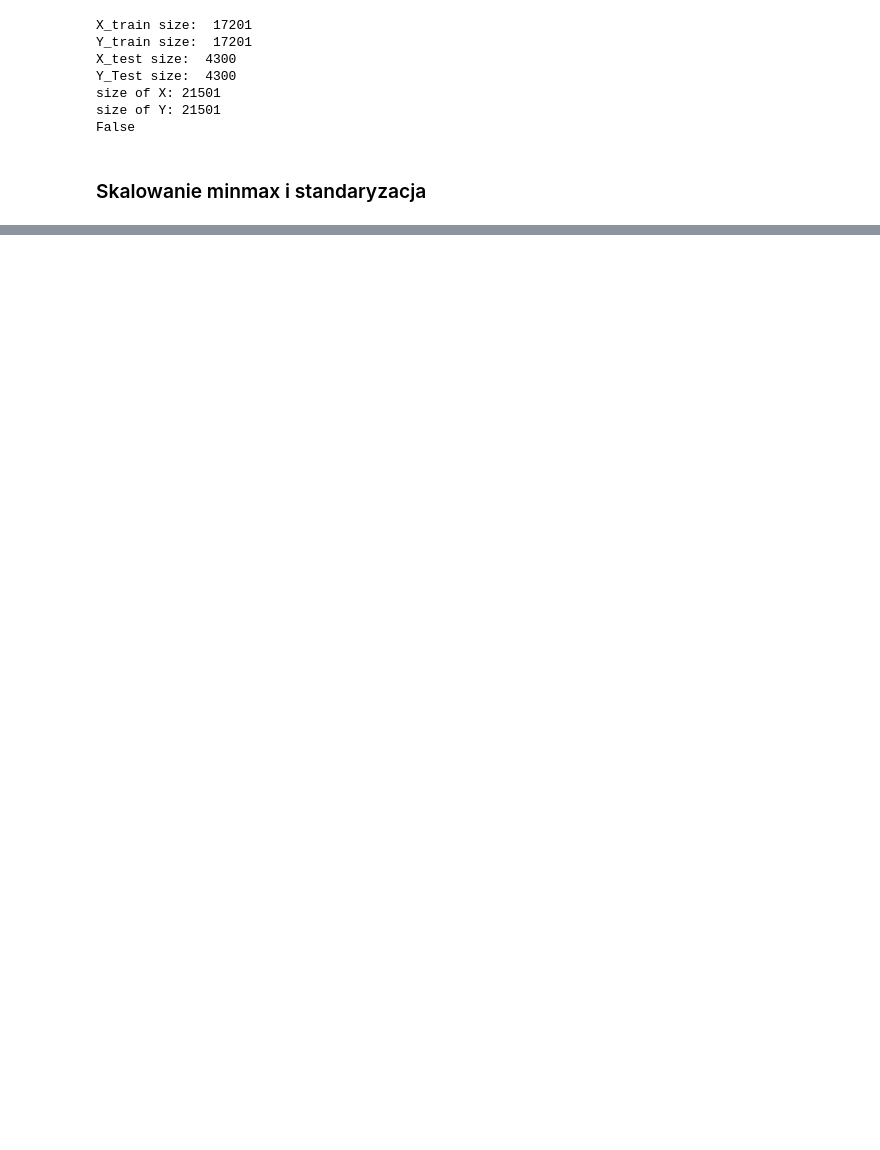
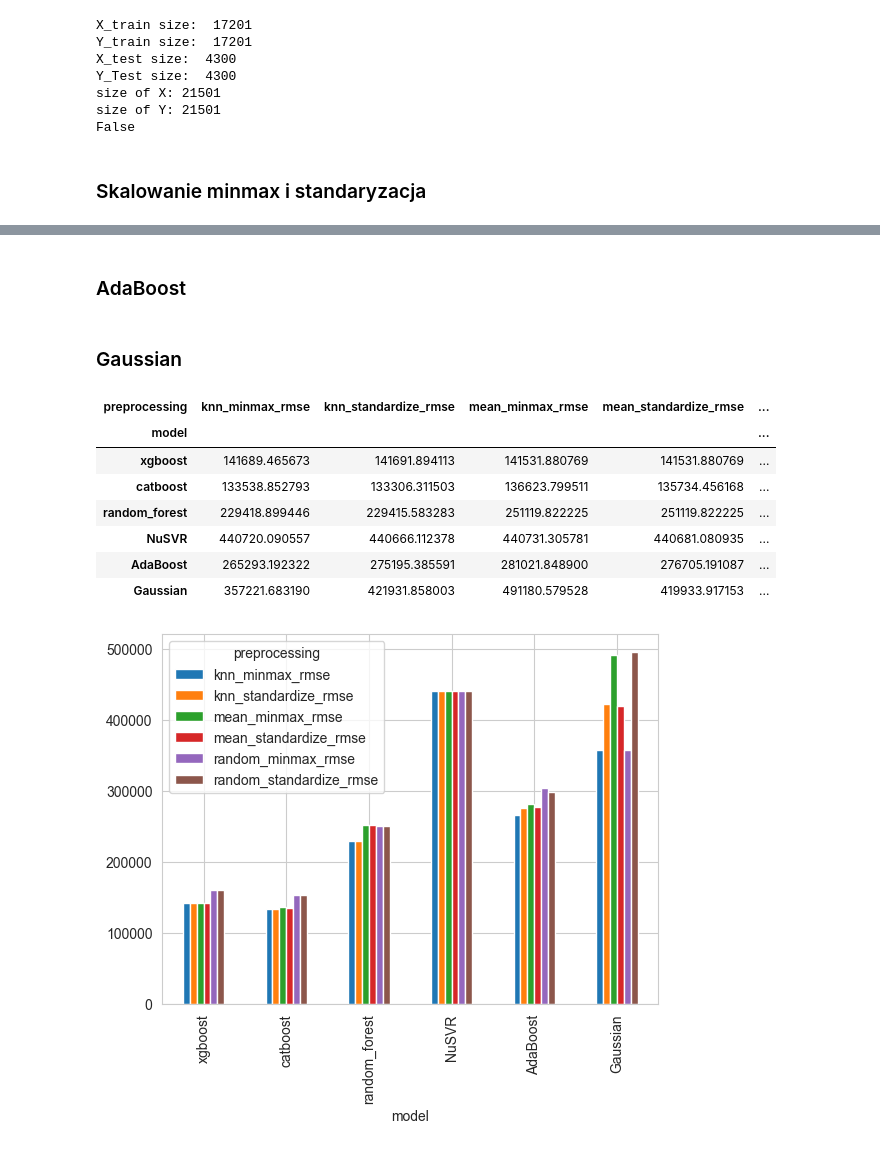
Before and after one commit to PiotrekCi/zmum-houses, a Jupyter notebook: main.ipynb, the cells around one changed output, grey strips where cells are left out. Saved outputs shown, nothing was run; the diff lists cells and outputs as text; code cells hidden in the pictures; blank space fills up the shorter version.

```diff
--- a/main.ipynb
+++ b/main.ipynb
@@ -732,0 +742,30 @@ AttributeError: 'numpy.ndarray' object has no attribute 'select_dtypes'
+# %%
+def train_catboost(X: pd.DataFrame, y: pd.DataFrame) -> float:
+    catboost = CatBoostRegressor(
+        eval_metric='RMSE',
+        random_seed=2137,
+        verbose=100
+    )
+
+    x_train, y_train, x_test, y_test = split_set_into_training(X, y, 0.8)
+    cat_features = X.select_dtypes(include=['category']).columns.tolist()
+    catboost.fit(x_train, y_train, cat_features=cat_features)
+
+    return root_mean_squared_error(catboost, x_test, y_test)
+
+
+knn_minmax_rmse = train_catboost(knn_minmax_features, knn_target)
+knn_standardize_rmse = train_catboost(knn_standardize_features, knn_target)
+mean_minmax_rmse = train_catboost(mean_minmax_features, mean_target)
+mean_standardize_rmse = train_catboost(mean_standardize_features, mean_target)
+random_minmax_rmse = train_catboost(random_minmax_features, random_target)
+random_standardize_rmse = train_catboost(random_standardize_features, random_target)
+
+catboost_scores = {
+    'knn_minmax_rmse': knn_minmax_rmse,
+    'knn_standardize_rmse': knn_standardize_rmse,
+    'mean_minmax_rmse': mean_minmax_rmse,
+    'mean_standardize_rmse': mean_standardize_rmse,
+    'random_minmax_rmse': random_minmax_rmse,
+    'random_standardize_rmse': random_standardize_rmse,
+}
@@ -732,0 +874,2 @@ AttributeError: 'numpy.ndarray' object has no attribute 'select_dtypes'
+# %% [markdown]
+### AdaBoost
@@ -732,0 +913,2 @@ AttributeError: 'numpy.ndarray' object has no attribute 'select_dtypes'
+# %% [markdown]
+### Gaussian
@@ -732,0 +952,24 @@ AttributeError: 'numpy.ndarray' object has no attribute 'select_dtypes'
+# %%
+df_wide = pd.DataFrame({
+    'xgboost': xgb_scores,
+    'catboost': catboost_scores,
+    'random_forest': random_forest_scores,
+    'NuSVR': nusvr_scores,
+    'AdaBoost': ada_boost_scores,
+    'Gaussian': gussian_scores,
+}).T
+df_wide.index.name = 'model'
+df_wide.columns.name = 'preprocessing'
+
+df_wide.plot.bar()
+df_wide
+# %% [output]
+| preprocessing | knn_minmax_rmse | knn_standardize_rmse | mean_minmax_rmse | mean_standardize_rmse | ... |
+| model |  |  |  |  | ... |
+| xgboost | 141689.465673 | 141691.894113 | 141531.880769 | 141531.880769 | ... |
+| catboost | 133538.852793 | 133306.311503 | 136623.799511 | 135734.456168 | ... |
+| random_forest | 229418.899446 | 229415.583283 | 251119.822225 | 251119.822225 | ... |
+| NuSVR | 440720.090557 | 440666.112378 | 440731.305781 | 440681.080935 | ... |
+| AdaBoost | 265293.192322 | 275195.385591 | 281021.848900 | 276705.191087 | ... |
+| Gaussian | 357221.683190 | 421931.858003 | 491180.579528 | 419933.917153 | ... |
+[figure, added]
```
Also changed, not shown: parts of 36 cells of this notebook, 1 other file.
